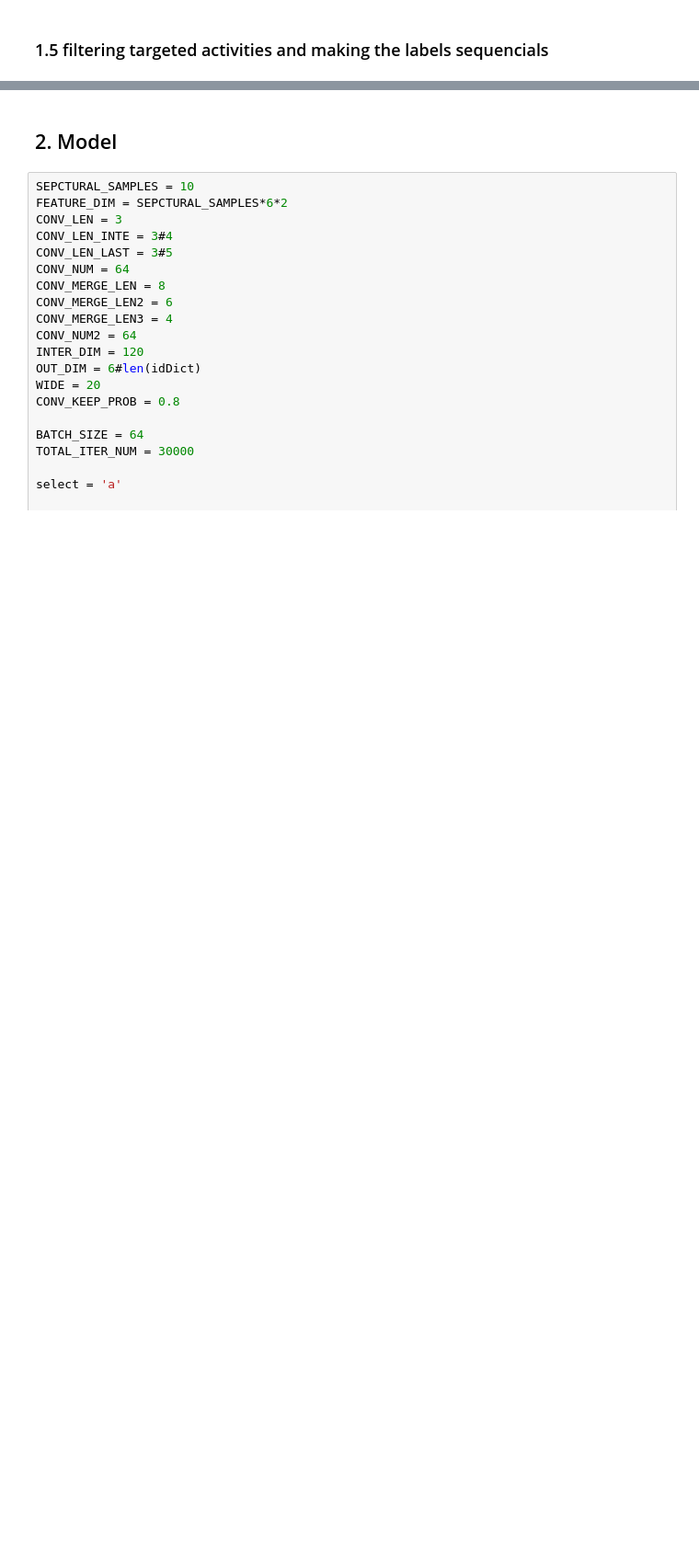
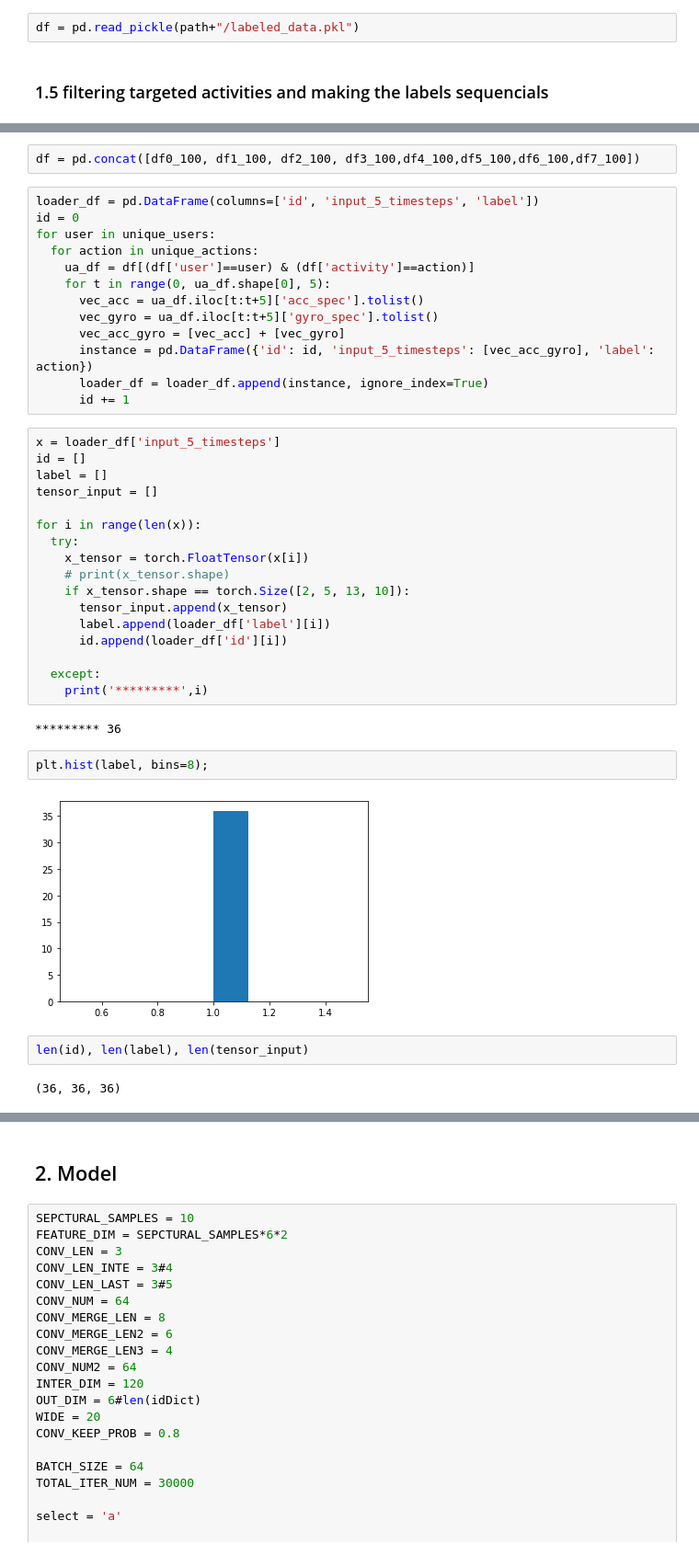
Before and after one commit to nnnnmj/AttnSense-pytorch, a Jupyter notebook: AttnSense.ipynb, the cells around one changed output, grey strips where cells are left out. Shown at 92% size. Drawn from its saved outputs; the diff is of its cells as text; blank space fills up the shorter version.

```diff
--- a/AttnSense.ipynb
+++ b/AttnSense.ipynb
@@ -180,3 +179,5 @@ user:  101
+# %%
+df = pd.read_pickle(path+"/labeled_data.pkl")
 # %% [markdown]
 ### 1.5 filtering targeted activities and making the labels sequencials
 # %%
@@ -188,0 +216,42 @@ user:  101
+# %%
+df = pd.concat([df0_100, df1_100, df2_100, df3_100,df4_100,df5_100,df6_100,df7_100])
+# %%
+loader_df = pd.DataFrame(columns=['id', 'input_5_timesteps', 'label'])
+id = 0
+for user in unique_users:
+  for action in unique_actions:
+    ua_df = df[(df['user']==user) & (df['activity']==action)]
+    for t in range(0, ua_df.shape[0], 5):
+      vec_acc = ua_df.iloc[t:t+5]['acc_spec'].tolist()
+      vec_gyro = ua_df.iloc[t:t+5]['gyro_spec'].tolist()
+      vec_acc_gyro = [vec_acc] + [vec_gyro]
+      instance = pd.DataFrame({'id': id, 'input_5_timesteps': [vec_acc_gyro], 'label': action})
+      loader_df = loader_df.append(instance, ignore_index=True)
+      id += 1
+# %%
+x = loader_df['input_5_timesteps']
+id = []
+label = []
+tensor_input = []
+
+for i in range(len(x)):
+  try:
+    x_tensor = torch.FloatTensor(x[i])
+    # print(x_tensor.shape)
+    if x_tensor.shape == torch.Size([2, 5, 13, 10]):
+      tensor_input.append(x_tensor)
+      label.append(loader_df['label'][i])
+      id.append(loader_df['id'][i])
+
+  except:
+    print('*********',i)
+# %% [output]
+********* 36
+# %%
+plt.hist(label, bins=8);
+# %% [output]
+[figure, added]
+# %%
+len(id), len(label), len(tensor_input)
+# %% [output]
+(36, 36, 36)
```
Also changed, not shown: parts of 35 cells of this notebook.
